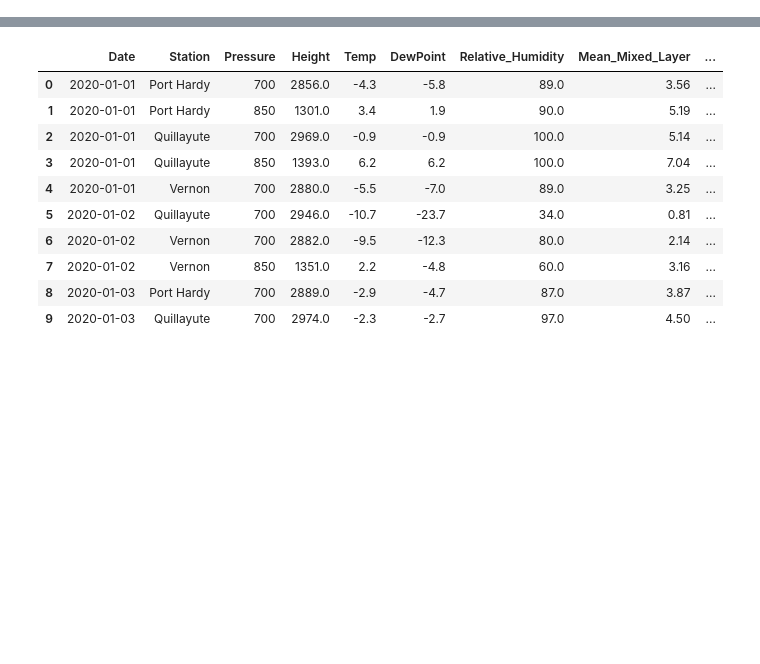
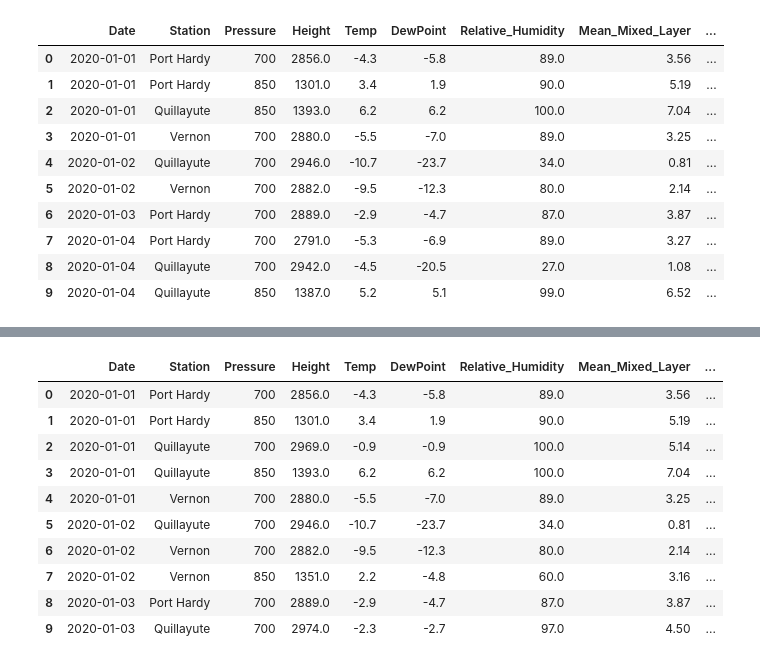
Before and after one commit to lck3nny/AuroraBC, a Jupyter notebook: Scraper/Scraper Debug.ipynb, the cells around one changed output, grey strips where cells are left out. Saved outputs shown, nothing was run; the diff lists cells and outputs as text; code cells hidden in the pictures; blank space fills up the shorter version.

```diff
--- a/Scraper/Scraper Debug.ipynb
+++ b/Scraper/Scraper Debug.ipynb
@@ -587,0 +582,4 @@ on 2325: http://weather.uwyo.edu/cgi-bin/sounding?region=naconf&TYPE=TEXT%3ALIST
+# %%
+# Combine existing weather data with newly extracted data
+# -------------------------------------------------------
+complete_data = combine_data(weather_data, new_data)
@@ -587,0 +594,14 @@ on 2325: http://weather.uwyo.edu/cgi-bin/sounding?region=naconf&TYPE=TEXT%3ALIST
+# %%
+complete_clean_data.head(10)
+# %% [output]
+|  | Date | Station | Pressure | Height | Temp | DewPoint | Relative_Humidity | Mean_Mixed_Layer | ... |
+| 0 | 2020-01-01 | Port Hardy | 700 | 2856.0 | -4.3 | -5.8 | 89.0 | 3.56 | ... |
+| 1 | 2020-01-01 | Port Hardy | 850 | 1301.0 | 3.4 | 1.9 | 90.0 | 5.19 | ... |
+| 2 | 2020-01-01 | Quillayute | 850 | 1393.0 | 6.2 | 6.2 | 100.0 | 7.04 | ... |
+| 3 | 2020-01-01 | Vernon | 700 | 2880.0 | -5.5 | -7.0 | 89.0 | 3.25 | ... |
+| 4 | 2020-01-02 | Quillayute | 700 | 2946.0 | -10.7 | -23.7 | 34.0 | 0.81 | ... |
+| 5 | 2020-01-02 | Vernon | 700 | 2882.0 | -9.5 | -12.3 | 80.0 | 2.14 | ... |
+| 6 | 2020-01-03 | Port Hardy | 700 | 2889.0 | -2.9 | -4.7 | 87.0 | 3.87 | ... |
+| 7 | 2020-01-04 | Port Hardy | 700 | 2791.0 | -5.3 | -6.9 | 89.0 | 3.27 | ... |
+| 8 | 2020-01-04 | Quillayute | 700 | 2942.0 | -4.5 | -20.5 | 27.0 | 1.08 | ... |
+| 9 | 2020-01-04 | Quillayute | 850 | 1387.0 | 5.2 | 5.1 | 99.0 | 6.52 | ... |
```
Also changed, not shown: parts of 27 cells of this notebook.
